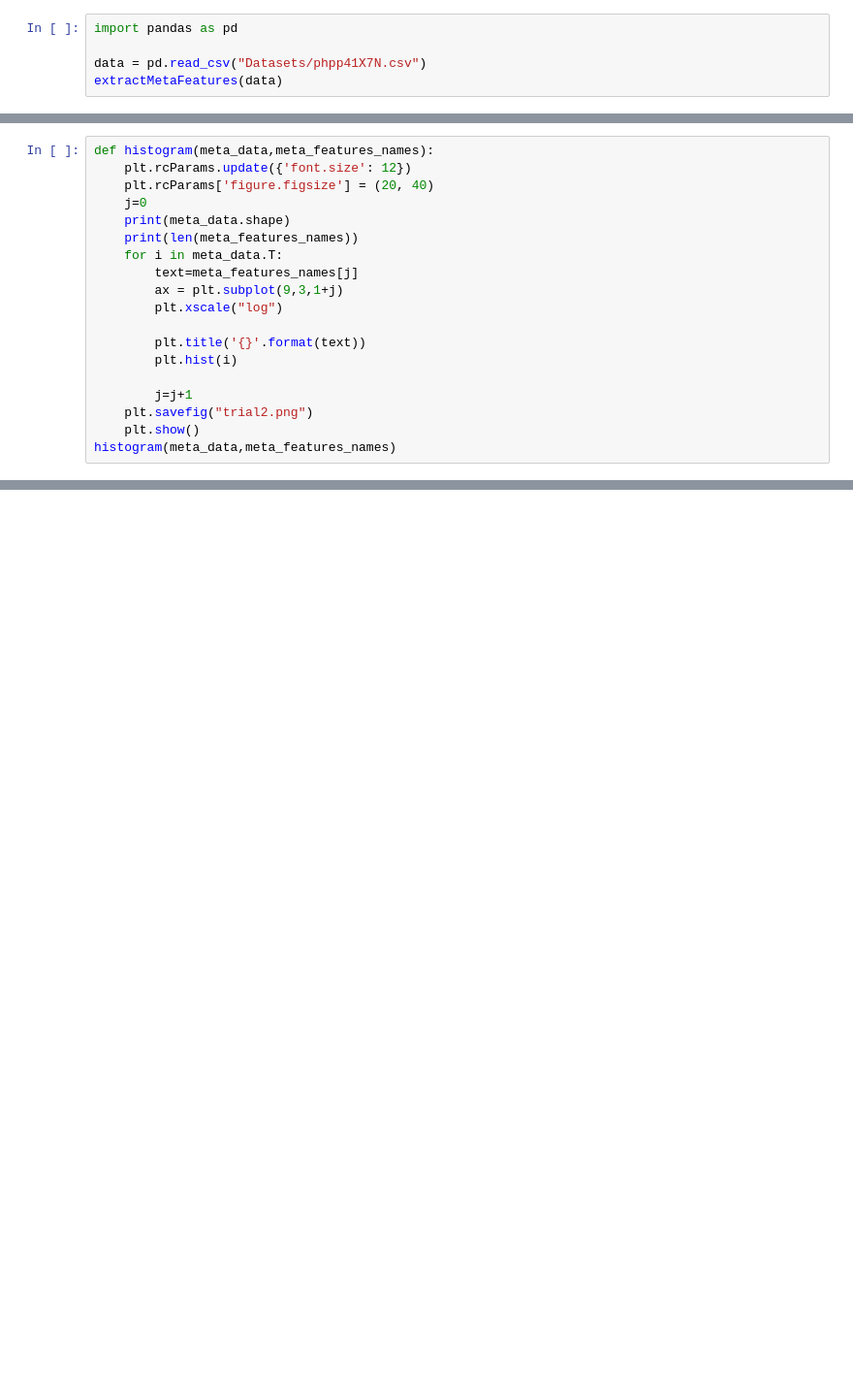
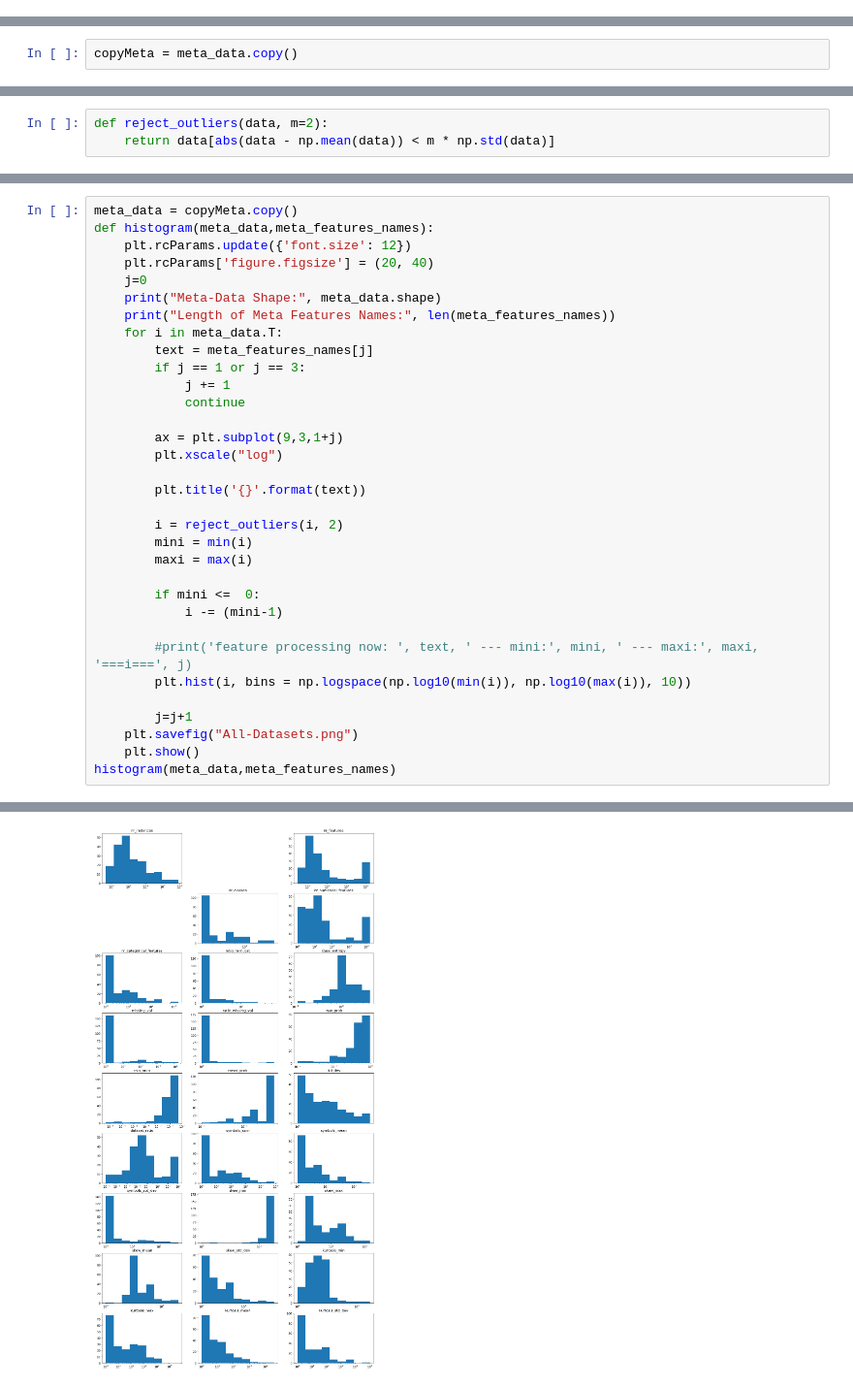
Before and after one commit to DataSystemsGroupUT/AutoMLMetaLearn, a Jupyter notebook: Meta-featuresSelection.ipynb, the cells around one changed output, grey strips where cells are left out. Shown: that part at 97% size. Cells and saved outputs as stored; diff of their text form; blank space fills up the shorter version.

Commit message:
update statistical meta-Feature calculations and plots scales

```diff
--- a/Meta-featuresSelection.ipynb
+++ b/Meta-featuresSelection.ipynb
@@ -195,5 +2,0 @@ print(meta_data)
-# %%
-import pandas as pd
-
-data = pd.read_csv("Datasets/phpp41X7N.csv")
-extractMetaFeatures(data)
@@ -199,0 +252,2 @@ extractMetaFeatures(data)
+# %%
+copyMeta = meta_data.copy()
@@ -199,0 +256,3 @@ extractMetaFeatures(data)
+# %%
+def reject_outliers(data, m=2):
+    return data[abs(data - np.mean(data)) < m * np.std(data)]
@@ -200,19 +261,34 @@ extractMetaFeatures(data)
 # %%
+meta_data = copyMeta.copy()
 def histogram(meta_data,meta_features_names):
     plt.rcParams.update({'font.size': 12})
     plt.rcParams['figure.figsize'] = (20, 40)
     j=0
-    print(meta_data.shape)
-    print(len(meta_features_names))
+    print("Meta-Data Shape:", meta_data.shape)
+    print("Length of Meta Features Names:", len(meta_features_names))
     for i in meta_data.T:
-        text=meta_features_names[j]
+        text = meta_features_names[j]
+        if j == 1 or j == 3:
+            j += 1
+            continue
+
         ax = plt.subplot(9,3,1+j)
         plt.xscale("log")
 
         plt.title('{}'.format(text))
-        plt.hist(i)
+
+        i = reject_outliers(i, 2)
+        mini = min(i)
+        maxi = max(i)
+
+        if mini <=  0:
+            i -= (mini-1)
+
+        #print('feature processing now: ', text, ' --- mini:', mini, ' --- maxi:', maxi, '===i===', j)
+        plt.hist(i, bins = np.logspace(np.log10(min(i)), np.log10(max(i)), 10))
 
         j=j+1
-    plt.savefig("trial2.png")
+    plt.savefig("All-Datasets.png")
     plt.show()
 histogram(meta_data,meta_features_names)
+# %% [output]
@@ -218,0 +297 @@ histogram(meta_data,meta_features_names)
+[figure, added]
```
Also changed, not shown: parts of 9 cells of this notebook, 1 other file.
